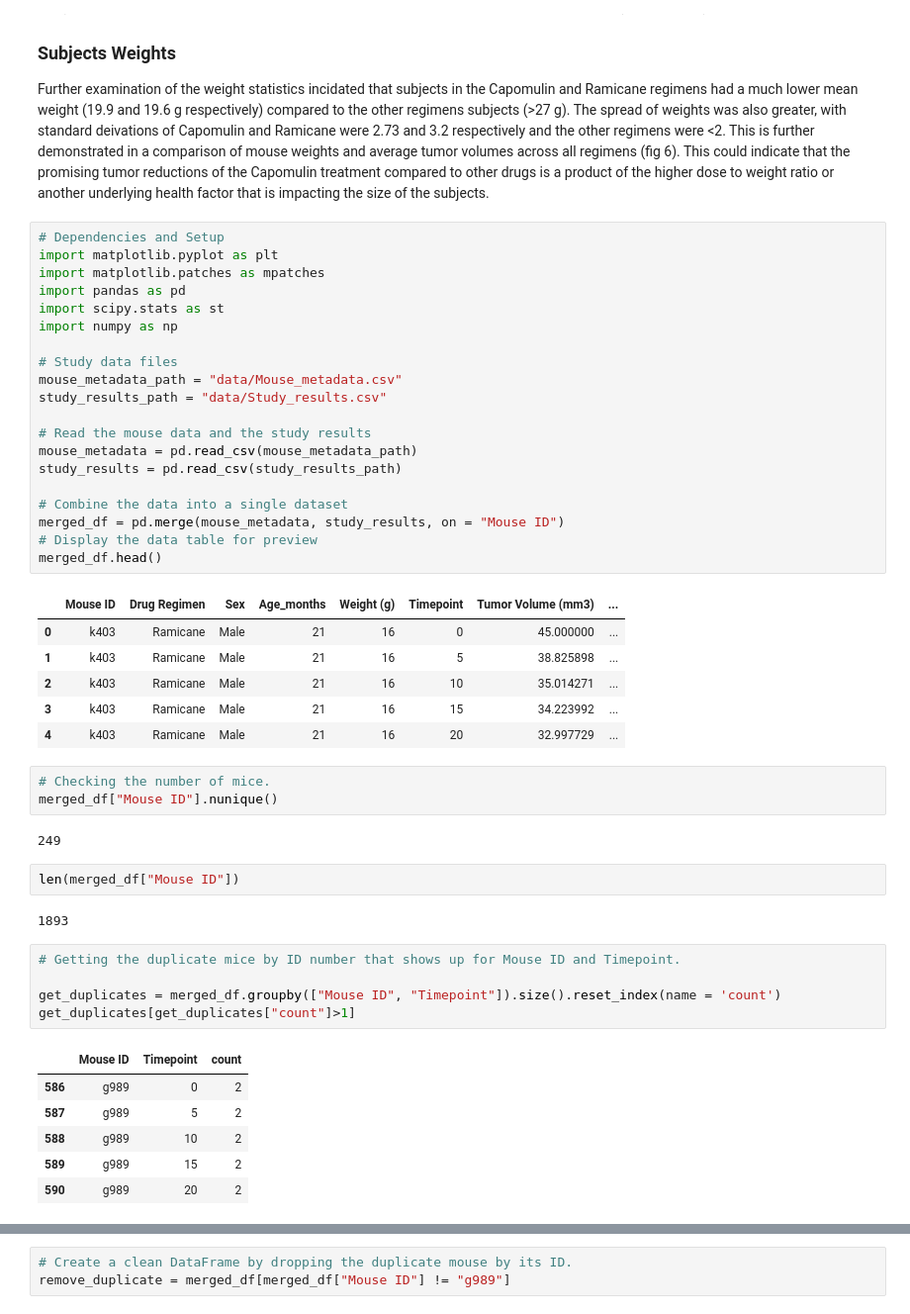
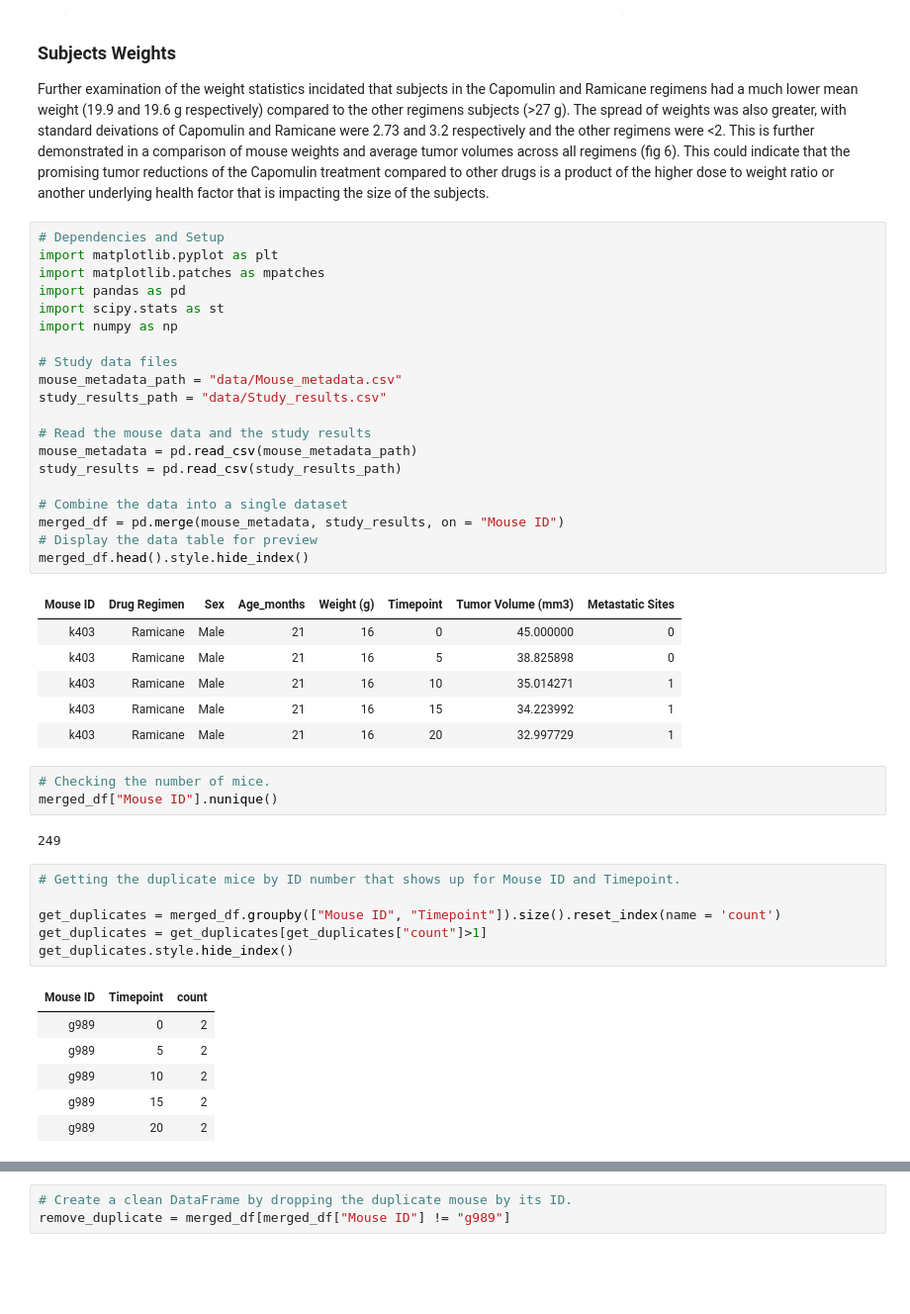
Before and after one commit to FernB/Matplotlib_Homework, a Jupyter notebook: Pymaceuticals/pymaceuticals_starter.ipynb, the cells around one changed output, grey strips where cells are left out. Shown at 99% size. Cells and saved outputs as stored; diff of their text form; blank space fills up the shorter version.

```diff
--- a/Pymaceuticals/pymaceuticals_starter.ipynb
+++ b/Pymaceuticals/pymaceuticals_starter.ipynb
@@ -14,51 +14,48 @@ Further examination of the weight statistics incidated that subjects in the Capo
 # %%
 # Dependencies and Setup
 import matplotlib.pyplot as plt
 import matplotlib.patches as mpatches
 import pandas as pd
 import scipy.stats as st
 import numpy as np
 
 # Study data files
 mouse_metadata_path = "data/Mouse_metadata.csv"
 study_results_path = "data/Study_results.csv"
 
 # Read the mouse data and the study results
 mouse_metadata = pd.read_csv(mouse_metadata_path)
 study_results = pd.read_csv(study_results_path)
 
 # Combine the data into a single dataset
 merged_df = pd.merge(mouse_metadata, study_results, on = "Mouse ID")
 # Display the data table for preview
-merged_df.head()
+merged_df.head().style.hide_index()
 # %% [output]
-|  | Mouse ID | Drug Regimen | Sex | Age_months | Weight (g) | Timepoint | Tumor Volume (mm3) | ... |
-| 0 | k403 | Ramicane | Male | 21 | 16 | 0 | 45.000000 | ... |
-| 1 | k403 | Ramicane | Male | 21 | 16 | 5 | 38.825898 | ... |
-| 2 | k403 | Ramicane | Male | 21 | 16 | 10 | 35.014271 | ... |
-| 3 | k403 | Ramicane | Male | 21 | 16 | 15 | 34.223992 | ... |
-| 4 | k403 | Ramicane | Male | 21 | 16 | 20 | 32.997729 | ... |
+| Mouse ID | Drug Regimen | Sex | Age_months | Weight (g) | Timepoint | Tumor Volume (mm3) | Metastatic Sites |
+| k403 | Ramicane | Male | 21 | 16 | 0 | 45.000000 | 0 |
+| k403 | Ramicane | Male | 21 | 16 | 5 | 38.825898 | 0 |
+| k403 | Ramicane | Male | 21 | 16 | 10 | 35.014271 | 1 |
+| k403 | Ramicane | Male | 21 | 16 | 15 | 34.223992 | 1 |
+| k403 | Ramicane | Male | 21 | 16 | 20 | 32.997729 | 1 |
 # %%
 # Checking the number of mice.
 merged_df["Mouse ID"].nunique()
 # %% [output]
 249
-# %%
-len(merged_df["Mouse ID"])
-# %% [output]
-1893
 # %%
 # Getting the duplicate mice by ID number that shows up for Mouse ID and Timepoint.
 
 get_duplicates = merged_df.groupby(["Mouse ID", "Timepoint"]).size().reset_index(name = 'count')
-get_duplicates[get_duplicates["count"]>1]
+get_duplicates = get_duplicates[get_duplicates["count"]>1]
+get_duplicates.style.hide_index()
 # %% [output]
-|  | Mouse ID | Timepoint | count |
-| 586 | g989 | 0 | 2 |
-| 587 | g989 | 5 | 2 |
-| 588 | g989 | 10 | 2 |
-| 589 | g989 | 15 | 2 |
-| 590 | g989 | 20 | 2 |
+| Mouse ID | Timepoint | count |
+| g989 | 0 | 2 |
+| g989 | 5 | 2 |
+| g989 | 10 | 2 |
+| g989 | 15 | 2 |
+| g989 | 20 | 2 |
 # %%
 # Optional: Get all the data for the duplicate mouse ID.
 duplicate_mouse = merged_df[merged_df["Mouse ID"] == "g989"]
```
Also changed, not shown: parts of 6 cells of this notebook.
